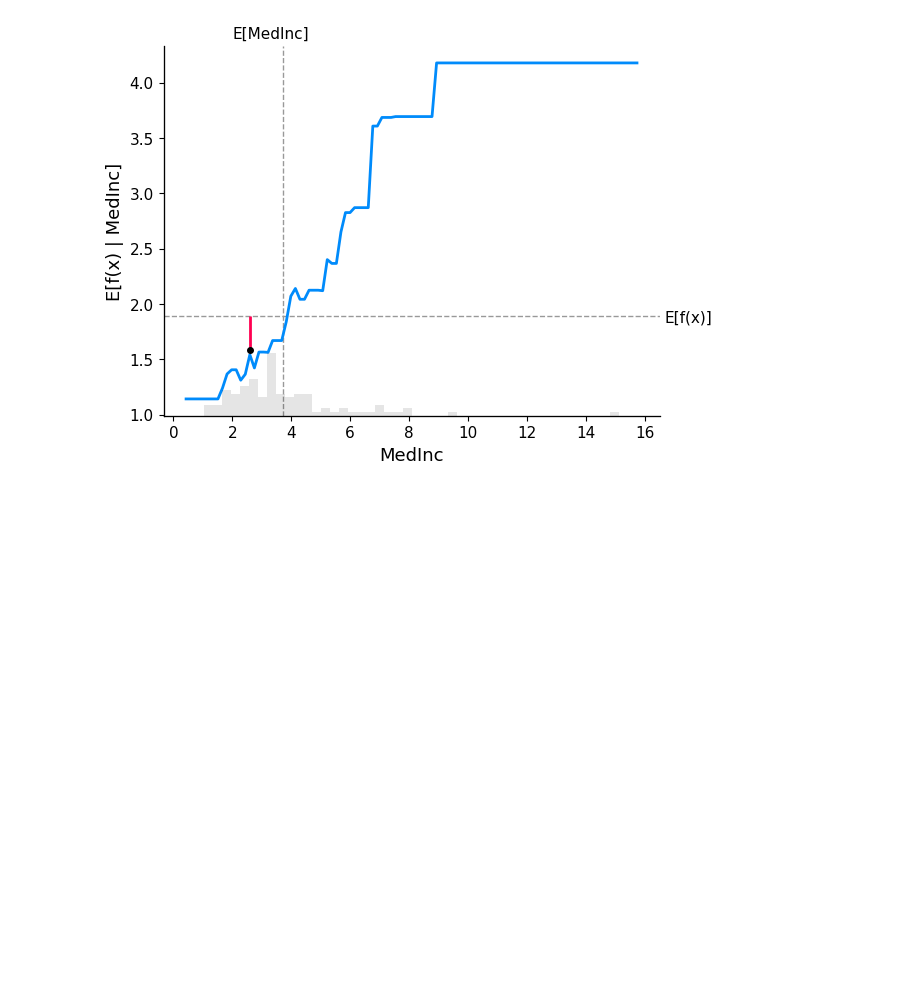
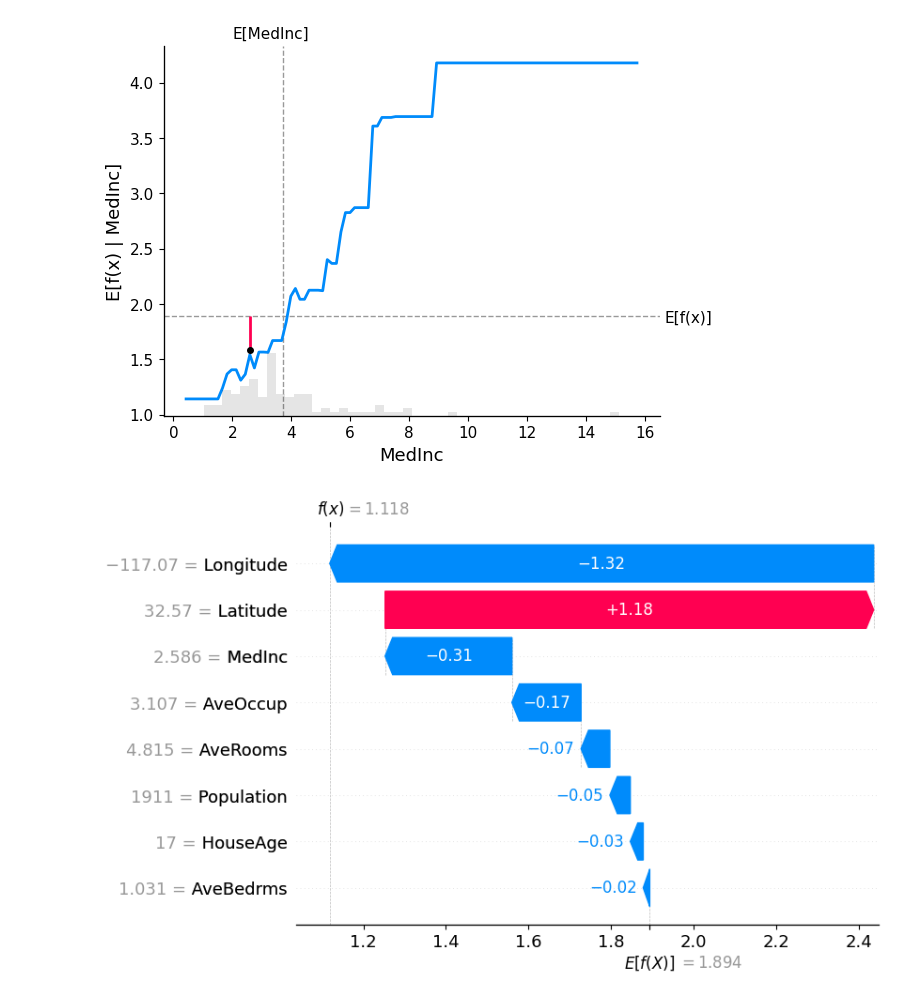
Before and after one commit to zachfox/xai-causal-tutorial, a Jupyter notebook: notebooks/SHAP-demo.ipynb, the cells around one changed output. Saved outputs shown, nothing was run; the diff lists cells and outputs as text; code cells hidden in the pictures; blank space fills up the shorter version.

```diff
--- a/notebooks/SHAP-demo.ipynb
+++ b/notebooks/SHAP-demo.ipynb
@@ -87,3 +82,7 @@ fig, ax = shap.partial_dependence_plot(
 )
 # %% [output]
 [figure]
+# %%
+shap.plots.waterfall(shap_values_xgb[sample_ind])
+# %% [output]
+[figure, added]
```
Also changed, not shown: parts of 2 cells of this notebook, 4 other files.
